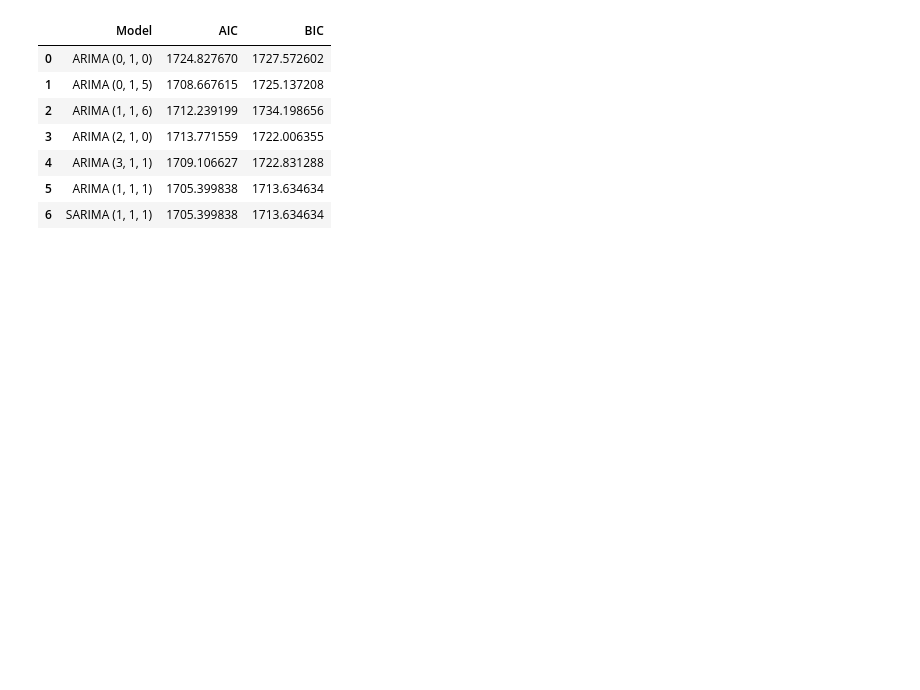
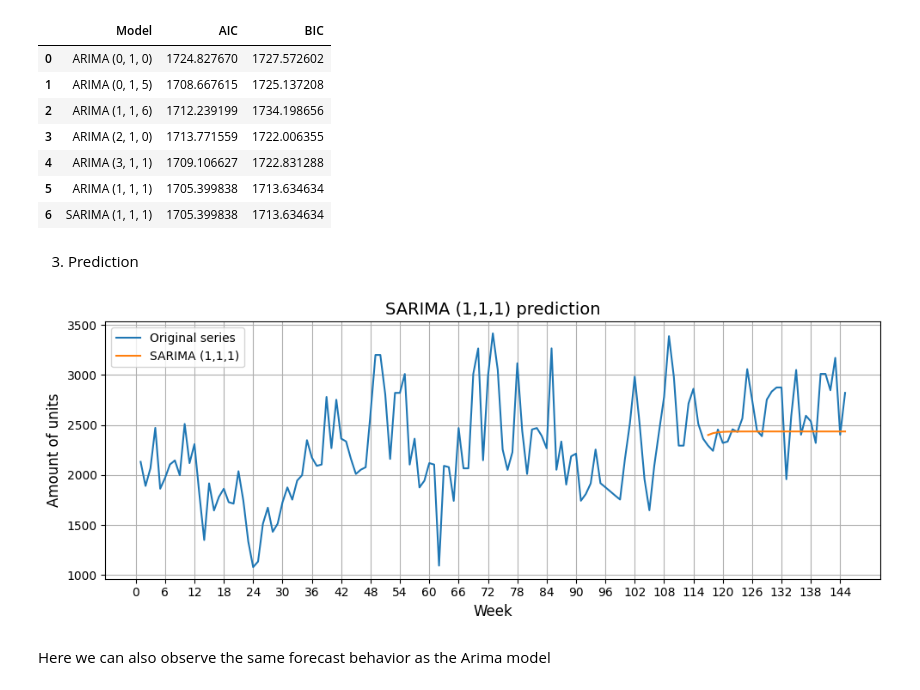
Before and after one commit to AwanRaskall/ml-demand-driven-order-planning, a Jupyter notebook: product_demand_prediction.ipynb, the cells around one changed output. Saved outputs shown, nothing was run; the diff lists cells and outputs as text; code cells hidden in the pictures; blank space fills up the shorter version.

```diff
--- a/product_demand_prediction.ipynb
+++ b/product_demand_prediction.ipynb
@@ -749,8 +783,8 @@ model_sarima = AutoARIMA(
     # Seasonal part
     max_P = 2, max_Q = 2, max_D = 1,
     D = None, # Automatic selection of seasonal differences
-    start_P = 1,    # стартовая точка для P
-    start_Q = 1,    # стартовая точка для Q
+    start_P = 1,    # starting point for P
+    start_Q = 1,    # starting point for Q
 
     ic ="aic",
 
@@ -758,7 +792,7 @@ model_sarima = AutoARIMA(
     trace = False)
 
 sf_sarima = StatsForecast(models = [model_sarima], freq = "W", n_jobs = 1)
-sf_sarima_fit = sf_sarima.fit(au_train_arima_df)
+sf_sarima_fit = sf_sarima.fit(au_train_arima)
 print(f'Optimal orders of SARIMA model found automatically are: {arima_string(sf_sarima.fitted_[0,0].model_)}')
 # %% [output]
 Optimal orders of SARIMA model found automatically are: ARIMA(1,1,1)
@@ -777,3 +813,15 @@ df_eval_models.style.highlight_min(subset=['AIC', 'BIC'], color='lightgreen')
 | 4 | ARIMA (3, 1, 1) | 1709.106627 | 1722.831288 |
 | 5 | ARIMA (1, 1, 1) | 1705.399838 | 1713.634634 |
 | 6 | SARIMA (1, 1, 1) | 1705.399838 | 1713.634634 |
+# %% [markdown]
+3. Prediction
+# %%
+sf_sarima_forecast = sf_sarima_fit.predict(h = len(au_test_arima))
+# %%
+sf_sarima_forecast.index = range(len(au_train_arima) + 1, len(au_train_arima) + 1 + len(sf_sarima_forecast))
+
+plot_graph(df_work_ds['num_units'],sf_sarima_forecast['AutoARIMA'], title = 'SARIMA (1,1,1) prediction', labels = ['Original series', 'SARIMA (1,1,1)'], legend = True)
+# %% [output]
+[figure, added]
+# %% [markdown]
+Here we can also observe the same forecast behavior as the Arima model
```
Also changed, not shown: parts of 32 cells of this notebook.
